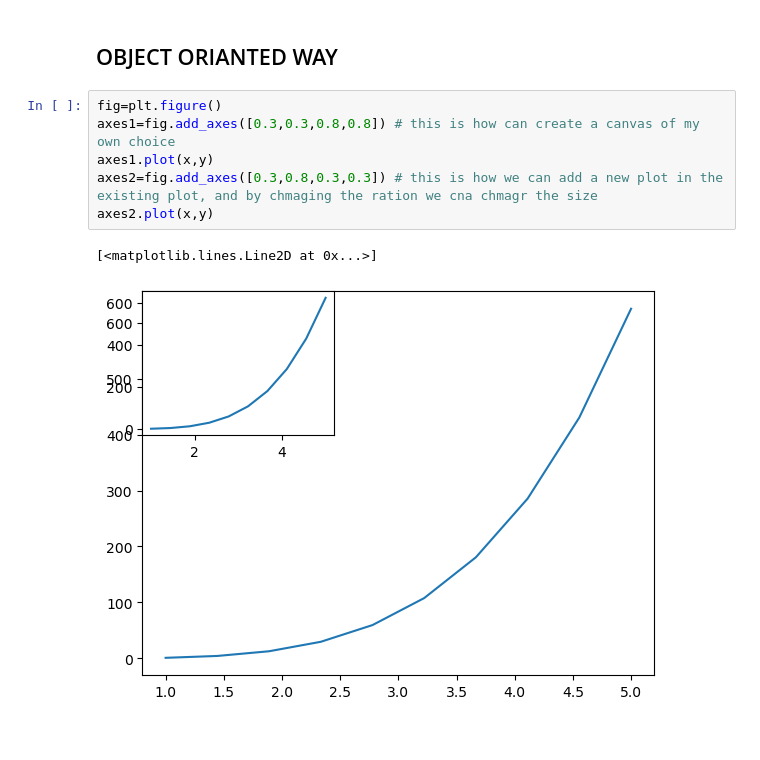
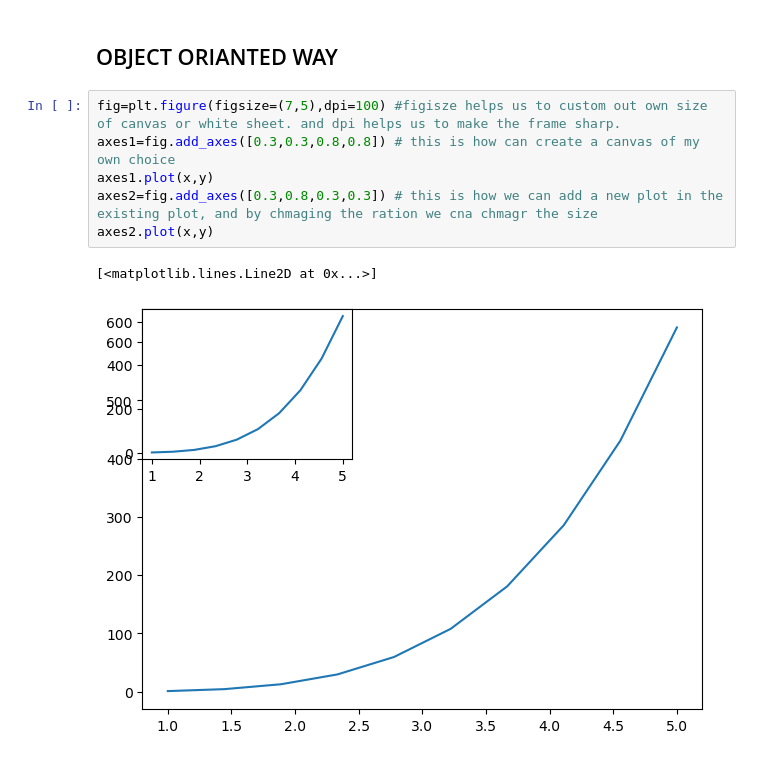
Before and after one commit to debmalya20/-Data-Visualization-, a Jupyter notebook: matplotlib.ipynb, the cells around one changed output. Drawn from its saved outputs; the diff is of its cells as text.

```diff
--- a/matplotlib.ipynb
+++ b/matplotlib.ipynb
@@ -39,11 +39,11 @@ plt.plot(x,y) # this is how we can make plot inside a subplot.by dinh the plot d
 # %% [markdown]
 ## OBJECT ORIANTED WAY
 # %%
-fig=plt.figure()
+fig=plt.figure(figsize=(7,5),dpi=100) #figisze helps us to custom out own size of canvas or white sheet. and dpi helps us to make the frame sharp.
 axes1=fig.add_axes([0.3,0.3,0.8,0.8]) # this is how can create a canvas of my own choice
 axes1.plot(x,y)
 axes2=fig.add_axes([0.3,0.8,0.3,0.3]) # this is how we can add a new plot in the existing plot, and by chmaging the ration we cna chmagr the size
 axes2.plot(x,y)
 # %% [output]
 [<matplotlib.lines.Line2D at 0x...>]
-[figure, old version]
+[figure, new version]
```
Also changed, not shown: parts of 4 cells of this notebook.
